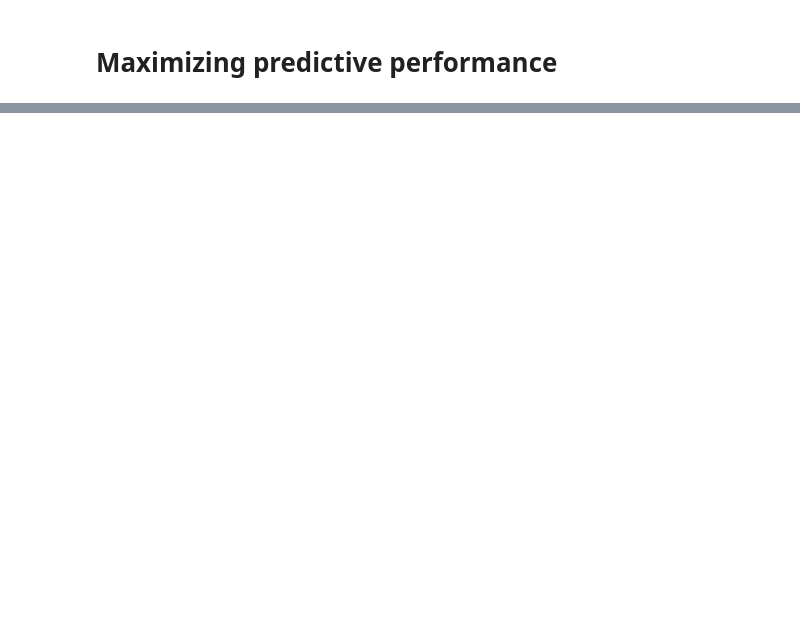
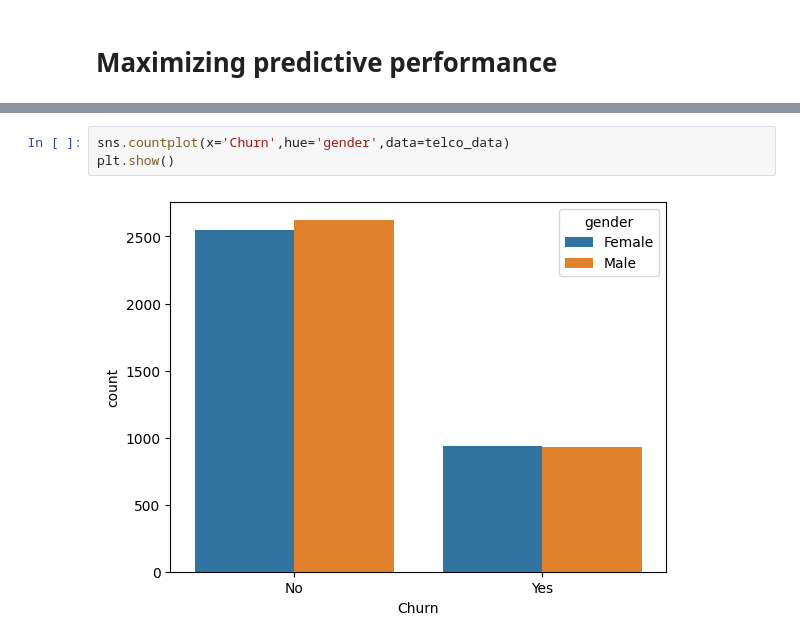
Before and after one commit to Moyosadejacob/Telco_customer_churn, a Jupyter notebook: experimentation.ipynb, the cells around one changed output, grey strips where cells are left out. Cells and saved outputs as stored; diff of their text form; blank space fills up the shorter version.

```diff
--- a/experimentation.ipynb
+++ b/experimentation.ipynb
@@ -336,0 +344,5 @@ predictor.leaderboard(test_data, silent=True)
+# %%
+sns.countplot(x='Churn',hue='gender',data=telco_data)
+plt.show()
+# %% [output]
+[figure, added]
```
Also changed, not shown: parts of 8 cells of this notebook, 18 other files.
